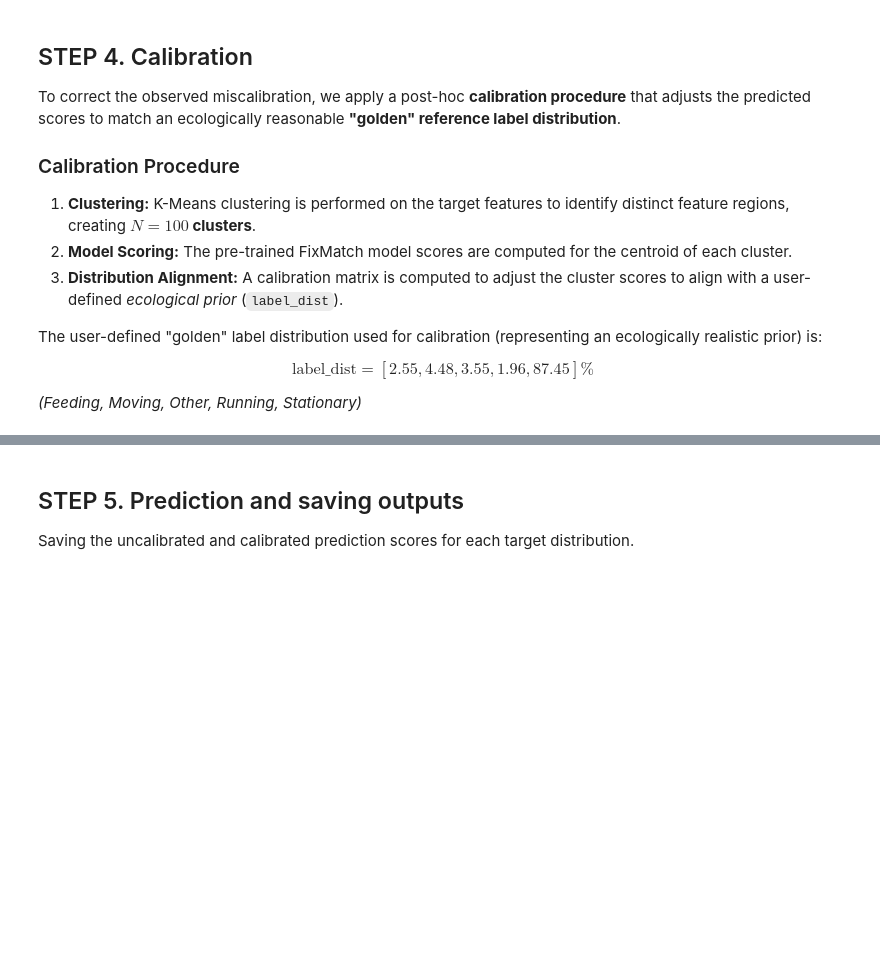
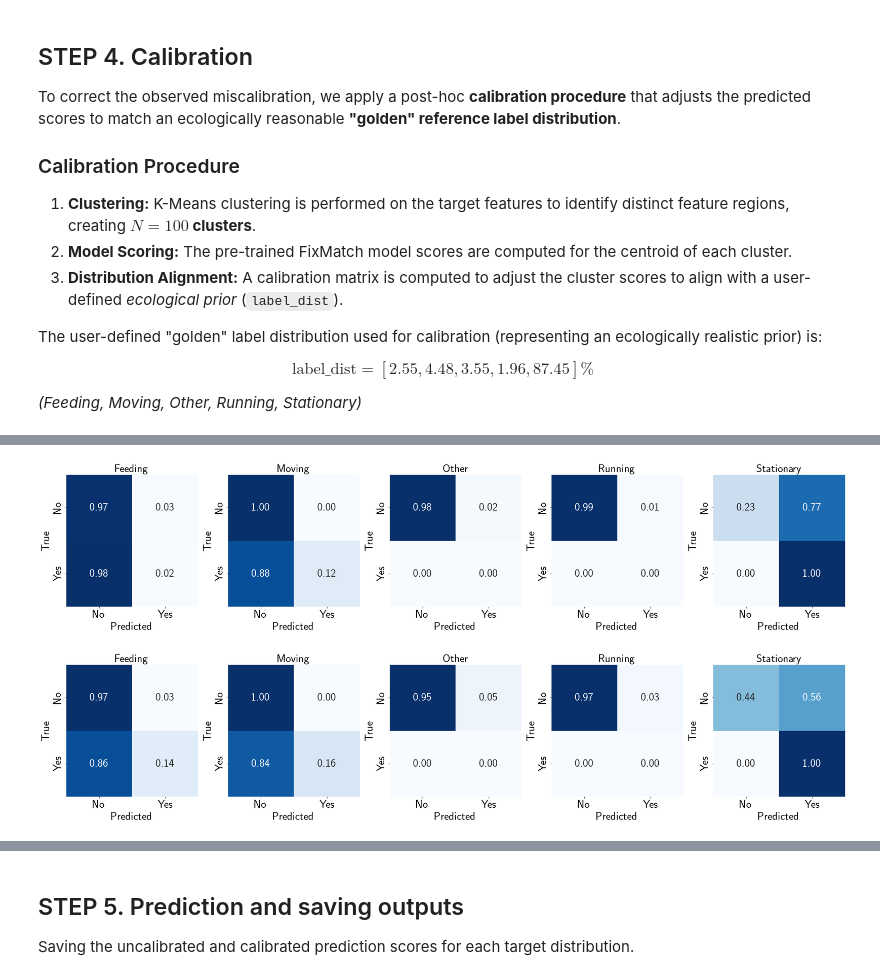
Before and after one commit to medhaaga/BotswanaML, a Jupyter notebook: notebooks/CORAL_model.ipynb, the cells around one changed output, grey strips where cells are left out. Drawn from its saved outputs; the diff is of its cells as text; code cells hidden in the pictures; blank space fills up the shorter version.

```diff
--- a/notebooks/CORAL_model.ipynb
+++ b/notebooks/CORAL_model.ipynb
@@ -834,19 +794,0 @@ calibrated_predictions.append(pd.DataFrame(adjusted_scores2, columns=label_encod
-# %%
-for i, dir_path in enumerate([dir1, dir2]):
-    coral_model = SimpleFeatureNet(X_src.shape[-1], args.feat_dim, len(np.unique(y_src)))
-    coral_model.load_state_dict(torch.load(os.path.join(dir_path, 'model.pt'), map_location=device))
-    coral_model.to(device)
-
-    Xt, yt = RVC_labeled_df.loc[RVC_labeled_df.firmware_major_version == (i+2)][Vectronics_feature_cols].values, RVC_labeled_df.loc[RVC_labeled_df.firmware_major_version == (i+2)]['behavior'].values
-    Xt = transform(torch.tensor(Xt, dtype=torch.float32))
-    yt = label_encoder.transform(yt)
-
-    cluster_labels = kmeans1.predict(Xt) if i==0 else kmeans2.predict(Xt)
-    adjusted_scores = calibration1_results['adjusted_scores'][cluster_labels] if i==0 else calibration2_results['adjusted_scores'][cluster_labels]
-    plot_multiclass_roc(yt, adjusted_scores, label_encoder=label_encoder)
-
-    predictions = (adjusted_scores >= 0.5).astype(int)
-    yt = np.eye(len(label_encoder.classes_))[yt]
-    make_multilabel_confusion_matrices(y_true=yt,
-                                    y_pred=predictions,
-                                    label_encoder=label_encoder)
@@ -857,0 +795,19 @@ for i, dir_path in enumerate([dir1, dir2]):
+# %%
+for i, dir_path in enumerate([dir1, dir2]):
+    coral_model = SimpleFeatureNet(X_src.shape[-1], args.feat_dim, len(np.unique(y_src)))
+    coral_model.load_state_dict(torch.load(os.path.join(dir_path, 'model.pt'), map_location=device))
+    coral_model.to(device)
+
+    Xt, yt = RVC_labeled_df.loc[RVC_labeled_df.firmware_major_version == (i+2)][Vectronics_feature_cols].values, RVC_labeled_df.loc[RVC_labeled_df.firmware_major_version == (i+2)]['behavior'].values
+    Xt = transform(torch.tensor(Xt, dtype=torch.float32))
+    yt = np.eye(len(label_encoder.classes_))[label_encoder.transform(yt)]
+
+    cluster_labels = kmeans1.predict(Xt) if i==0 else kmeans2.predict(Xt)
+    adjusted_scores = calibration1_results['adjusted_scores'][cluster_labels] if i==0 else calibration2_results['adjusted_scores'][cluster_labels]
+    predictions = (adjusted_scores >= 0.5).astype(int)
+    make_multilabel_confusion_matrices(y_true=yt,
+                                    y_pred=predictions,
+                                    label_encoder=label_encoder)
+# %% [output]
+[figure, added]
+[figure, added]
```
Also changed, not shown: parts of 18 cells of this notebook, 3 other files.
